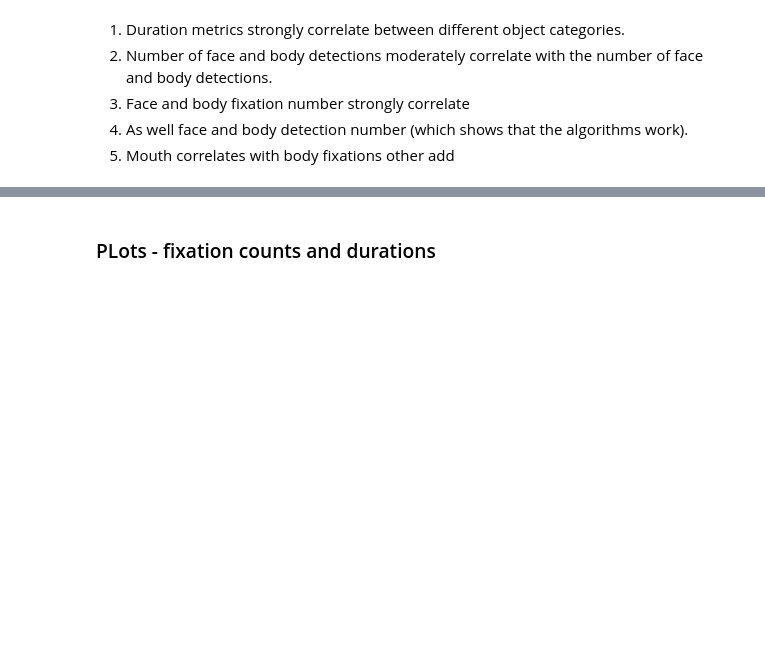
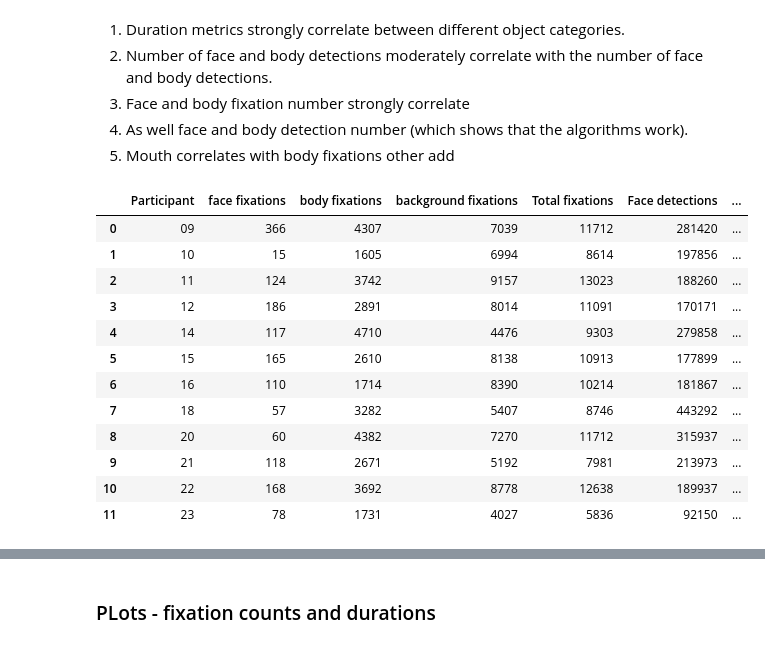
Before and after one commit to aliabugaga/Master-Thesis-Zaidan, a Jupyter notebook: fixations_analysis.ipynb, the cells around one changed output, grey strips where cells are left out. Cells and saved outputs as stored; diff of their text form; code cells hidden in the pictures; blank space fills up the shorter version.

```diff
--- a/fixations_analysis.ipynb
+++ b/fixations_analysis.ipynb
@@ -689,6 +669,22 @@ plt.show()
 4. As well face and body detection number (which shows that the algorithms work).
 5. Mouth correlates with body fixations
 other add
+# %%
+participant_fixations_summary
+# %% [output]
+|  | Participant | face fixations | body fixations | background fixations | Total fixations | Face detections | ... |
+| 0 | 09 | 366 | 4307 | 7039 | 11712 | 281420 | ... |
+| 1 | 10 | 15 | 1605 | 6994 | 8614 | 197856 | ... |
+| 2 | 11 | 124 | 3742 | 9157 | 13023 | 188260 | ... |
+| 3 | 12 | 186 | 2891 | 8014 | 11091 | 170171 | ... |
+| 4 | 14 | 117 | 4710 | 4476 | 9303 | 279858 | ... |
+| 5 | 15 | 165 | 2610 | 8138 | 10913 | 177899 | ... |
+| 6 | 16 | 110 | 1714 | 8390 | 10214 | 181867 | ... |
+| 7 | 18 | 57 | 3282 | 5407 | 8746 | 443292 | ... |
+| 8 | 20 | 60 | 4382 | 7270 | 11712 | 315937 | ... |
+| 9 | 21 | 118 | 2671 | 5192 | 7981 | 213973 | ... |
+| 10 | 22 | 168 | 3692 | 8778 | 12638 | 189937 | ... |
+| 11 | 23 | 78 | 1731 | 4027 | 5836 | 92150 | ... |
 # %%
 ## only important variables matrix
 
```
Also changed, not shown: parts of 30 cells of this notebook, 5 other files.
